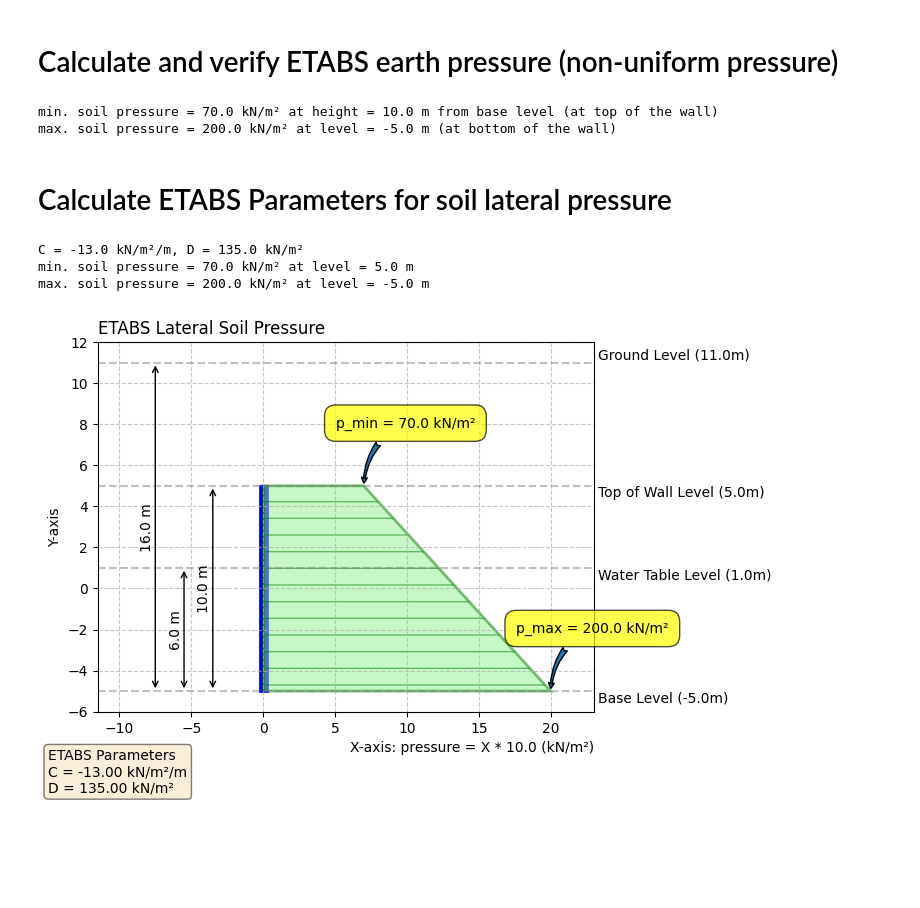
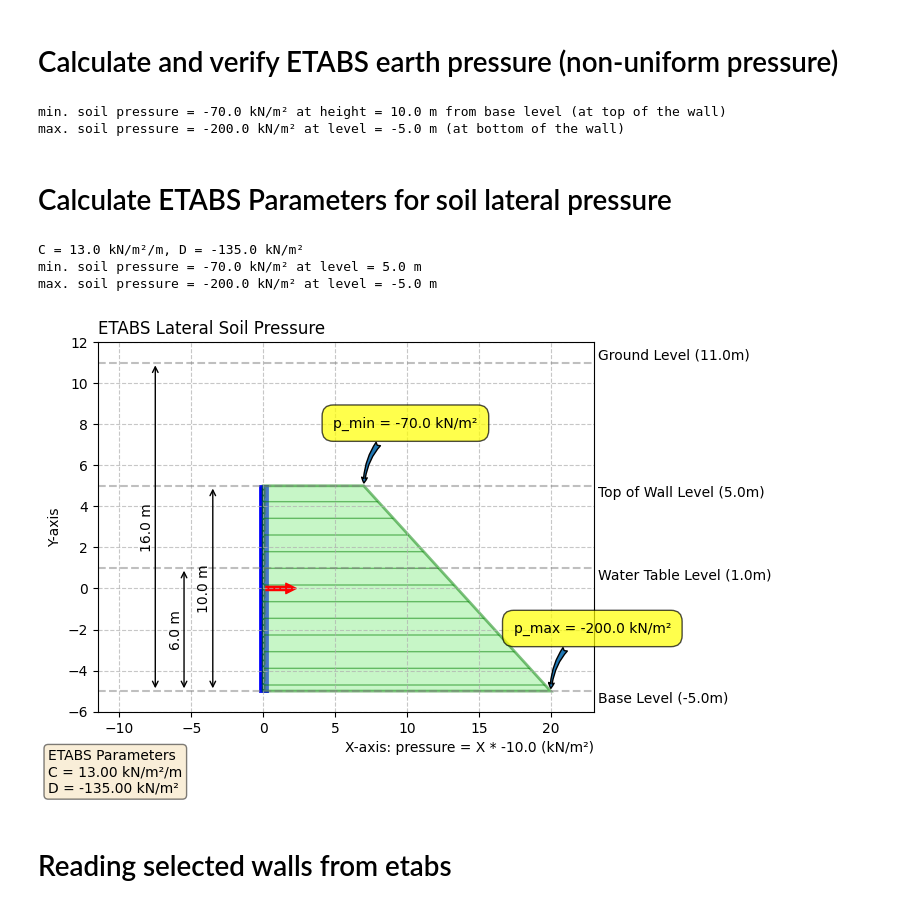
Before and after one commit to mohamadalitellawi/Civil_Engineering_Tools, a Jupyter notebook: notebooks/modeling_from_revit/250309_etabs_earth_pressure.ipynb, the cells around one changed output. Cells and saved outputs as stored; diff of their text form; code cells hidden in the pictures; blank space fills up the shorter version.

```diff
--- a/notebooks/modeling_from_revit/250309_etabs_earth_pressure.ipynb
+++ b/notebooks/modeling_from_revit/250309_etabs_earth_pressure.ipynb
@@ -59,30 +59,37 @@ def max_pressure(params: SoilLateralPressureParameters) -> float:
             params.soil_submerged_unit_weight * params.wall_height * params.soil_lateral_pressure_coefficient + \
             params.water_unit_weight * params.wall_height
     return max_pressure * params.local_axe3_direction # kN/m²
-
-
-# Create an instance of the dataclass
-params = SoilLateralPressureParameters()
-params.local_axe3_direction = 1
-print(f'min. soil pressure = {min_pressure(params)} kN/m² at height = {params.wall_height} m from base level (at top of the wall)')
-print(f'max. soil pressure = {max_pressure(params)} kN/m² at level = {params.etabs_base_level} m (at bottom of the wall)')
-# %% [output]
-min. soil pressure = 70.0 kN/m² at height = 10.0 m from base level (at top of the wall)
-max. soil pressure = 200.0 kN/m² at level = -5.0 m (at bottom of the wall)
+# %%
+params = SoilLateralPressureParameters(
+    etabs_base_level=-5.0,
+    water_table_height=6.0,
+    wall_height=10.0,
+    soil_total_height=16.0,
+    surcharge_load=20.0,
+    local_axe3_direction=-1,
+    soil_unit_weight=20.0,
+    soil_submerged_unit_weight=10.0,
+    water_unit_weight=10.0,
+    soil_lateral_pressure_coefficient=0.5
+)
+
+print(f'min. soil pressure = {min_pressure(params)} kN/m² at height = {params.wall_height} m from base level (at top of the wall)')
+print(f'max. soil pressure = {max_pressure(params)} kN/m² at level = {params.etabs_base_level} m (at bottom of the wall)')
+# %% [output]
+min. soil pressure = -70.0 kN/m² at height = 10.0 m from base level (at top of the wall)
+max. soil pressure = -200.0 kN/m² at level = -5.0 m (at bottom of the wall)
 # %% [markdown]
 # Calculate ETABS Parameters for soil lateral pressure
 # %%
 
 def calculate_etabs_parameters(params: SoilLateralPressureParameters) -> tuple:
     # calculate the C and D parameters for ETABS
-
     # Pressure = C * Z + D
     C = (min_pressure(params) - max_pressure(params)) / params.wall_height
     D = max_pressure(params) - C * params.etabs_base_level
     return (C, D)
 
 C , D = calculate_etabs_parameters(params)
-
 print(f'C = {C} kN/m²/m, D = {D} kN/m²')
 
 # Calculate the pressure at any level
@@ -91,10 +98,12 @@ min_pressure = C * (params.etabs_base_level + params.wall_height) + D
 print(f'min. soil pressure = {min_pressure} kN/m² at level = {params.etabs_base_level + params.wall_height} m')
 print(f'max. soil pressure = {max_pressure} kN/m² at level = {params.etabs_base_level} m')
 # %% [output]
-C = -13.0 kN/m²/m, D = 135.0 kN/m²
-min. soil pressure = 70.0 kN/m² at level = 5.0 m
-max. soil pressure = 200.0 kN/m² at level = -5.0 m
+C = 13.0 kN/m²/m, D = -135.0 kN/m²
+min. soil pressure = -70.0 kN/m² at level = 5.0 m
+max. soil pressure = -200.0 kN/m² at level = -5.0 m
 # %%
+# Plot the lateral soil pressure distribution
+
 import matplotlib.pyplot as plt
 import matplotlib.patches as mpatches
 import matplotlib.path as mpath
@@ -200,33 +209,42 @@ for indx , (level, text) in enumerate(levels.items()):
             horizontalalignment='right')
 
 
+
+# Add local axe 3 direction
+arrow = mpatches.FancyArrowPatch((0,params.etabs_base_level + params.wall_height/2),
+                                 (-2.5 * params.local_axe3_direction, params.etabs_base_level + params.wall_height/2),
+                                 mutation_scale=15, color='red')
+ax.add_patch(arrow)
+
 textstr = '\n'.join((
     f'ETABS Parameters',
     f'C = {C:.2f} kN/m²/m',
     f'D = {D:.2f} kN/m²',
 ))
 # these are matplotlib.patch.Patch properties
 props = dict(boxstyle='round', facecolor='wheat', alpha=0.5)
 # place a text box in upper left in axes coords
 ax.text(-0.1, -0.1,
         textstr, transform=ax.transAxes,
         verticalalignment='top', bbox=props)
 # Set plot limits and labels
 # ax.set_xlim(-1, max_pressure / sc + 3)
 
 # Adjust x-axis limit to show dimension lines
 ax.set_xlim(dim_x - dim_offset * 4, max_pressure / sc + 3)
 ax.set_ylim(params.etabs_base_level - 1, params.etabs_base_level + params.soil_total_height + 1)
 # ax.set_aspect('equal')  # Ensure rectangles aren't distorted
 ax.set_title('ETABS Lateral Soil Pressure', loc='left')
 ax.set_xlabel(f'X-axis: pressure = X * {params.local_axe3_direction * sc} (kN/m²)',
               loc='right')
 ax.set_ylabel('Y-axis')
 
 # Add grid for better readability
 ax.grid(True, linestyle='--', alpha=0.7)
 
 # Show the plot
 plt.show()
 # %% [output]
-[figure, old version]
+[figure, new version]
+# %% [markdown]
+# Reading selected walls from etabs
```
Also changed, not shown: parts of 6 cells of this notebook.
